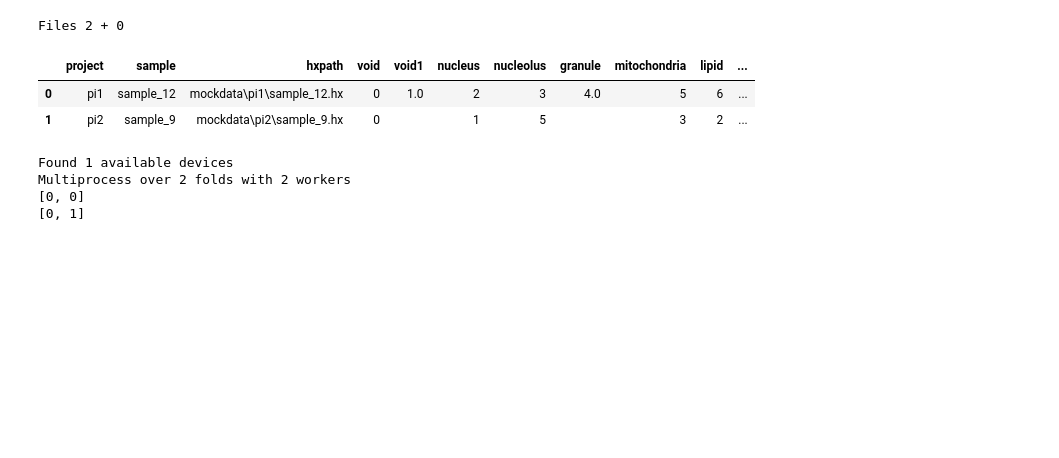
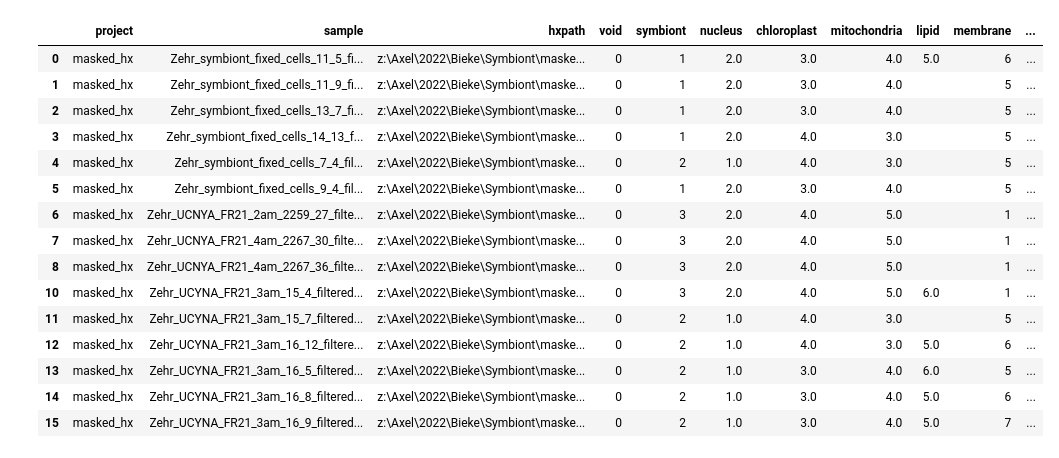
Before and after one commit to ncxt/ncxt_sxtcnn, a Jupyter notebook: dev.ipynb, the cells around one changed output. Drawn from its saved outputs; the diff is of its cells as text; code cells hidden in the pictures; blank space fills up the shorter version.

```diff
--- a/dev.ipynb
+++ b/dev.ipynb
@@ -15,11 +12,23 @@ settings = {"maximum_iterations": 100}
+# %%
+base = Path('z:/Axel/2022/Bieke/Symbiont/masked_hx/')
+hx_files = [path for path in Path(base).rglob("*.hx") ]
+# %%
+organelles = ["membrane", "nucleus", "symbiont", 'chloroplast','mitochondria']
+wd = 'C:/Users/Axel Ekman/Documents/2022/cnn/'
+
+model_args = {"instancenorm": True, "depth": 4}
+loader_args = {"sanitize": True}
+processor_args = {"block_shape": [48, 48, 48], "binning": 2, "n_blocks": 4}
+settings = {"maximum_iterations": 100}
 # %%
 pipe = NCXTPipe(
-    folder=folder,
+    folder=base,
     working_directory=wd,
-    organelles=organelles,
-    fold=2,
+    labels=organelles,
+    fold=0,
     processor_args=processor_args,
     model_args=model_args,
+    loader_args =loader_args,
     settings=settings,
 )
 pipe.dataframe()
@@ -29,11 +37,16 @@ WARNING  [project.py:94] find data
-Files 2 + 0
-|  | project | sample | hxpath | void | void1 | nucleus | nucleolus | granule | mitochondria | lipid | ... |
-| 0 | pi1 | sample_12 | mockdata\pi1\sample_12.hx | 0 | 1.0 | 2 | 3 | 4.0 | 5 | 6 | ... |
-| 1 | pi2 | sample_9 | mockdata\pi2\sample_9.hx | 0 |  | 1 | 5 |  | 3 | 2 | ... |
+|  | project | sample | hxpath | void | symbiont | nucleus | chloroplast | mitochondria | lipid | membrane | ... |
+| 0 | masked_hx | Zehr_symbiont_fixed_cells_11_5_fi... | z:\Axel\2022\Bieke\Symbiont\maske... | 0 | 1 | 2.0 | 3.0 | 4.0 | 5.0 | 6 | ... |
+| 1 | masked_hx | Zehr_symbiont_fixed_cells_11_9_fi... | z:\Axel\2022\Bieke\Symbiont\maske... | 0 | 1 | 2.0 | 3.0 | 4.0 |  | 5 | ... |
+| 2 | masked_hx | Zehr_symbiont_fixed_cells_13_7_fi... | z:\Axel\2022\Bieke\Symbiont\maske... | 0 | 1 | 2.0 | 3.0 | 4.0 |  | 5 | ... |
+| 3 | masked_hx | Zehr_symbiont_fixed_cells_14_13_f... | z:\Axel\2022\Bieke\Symbiont\maske... | 0 | 1 | 2.0 | 4.0 | 3.0 |  | 5 | ... |
+| 4 | masked_hx | Zehr_symbiont_fixed_cells_7_4_fil... | z:\Axel\2022\Bieke\Symbiont\maske... | 0 | 2 | 1.0 | 4.0 | 3.0 |  | 5 | ... |
+| 5 | masked_hx | Zehr_symbiont_fixed_cells_9_4_fil... | z:\Axel\2022\Bieke\Symbiont\maske... | 0 | 1 | 2.0 | 3.0 | 4.0 |  | 5 | ... |
+| 6 | masked_hx | Zehr_UCNYA_FR21_2am_2259_27_filte... | z:\Axel\2022\Bieke\Symbiont\maske... | 0 | 3 | 2.0 | 4.0 | 5.0 |  | 1 | ... |
+| 7 | masked_hx | Zehr_UCNYA_FR21_4am_2267_30_filte... | z:\Axel\2022\Bieke\Symbiont\maske... | 0 | 3 | 2.0 | 4.0 | 5.0 |  | 1 | ... |
+| 8 | masked_hx | Zehr_UCNYA_FR21_4am_2267_36_filte... | z:\Axel\2022\Bieke\Symbiont\maske... | 0 | 3 | 2.0 | 4.0 | 5.0 |  | 1 | ... |
+| 10 | masked_hx | Zehr_UCYNA_FR21_3am_15_4_filtered... | z:\Axel\2022\Bieke\Symbiont\maske... | 0 | 3 | 2.0 | 4.0 | 5.0 | 6.0 | 1 | ... |
+| 11 | masked_hx | Zehr_UCYNA_FR21_3am_15_7_filtered... | z:\Axel\2022\Bieke\Symbiont\maske... | 0 | 2 | 1.0 | 4.0 | 3.0 |  | 5 | ... |
+| 12 | masked_hx | Zehr_UCYNA_FR21_3am_16_12_filtere... | z:\Axel\2022\Bieke\Symbiont\maske... | 0 | 2 | 1.0 | 4.0 | 3.0 | 5.0 | 6 | ... |
+| 13 | masked_hx | Zehr_UCYNA_FR21_3am_16_5_filtered... | z:\Axel\2022\Bieke\Symbiont\maske... | 0 | 2 | 1.0 | 3.0 | 4.0 | 6.0 | 5 | ... |
+| 14 | masked_hx | Zehr_UCYNA_FR21_3am_16_8_filtered... | z:\Axel\2022\Bieke\Symbiont\maske... | 0 | 2 | 1.0 | 3.0 | 4.0 | 5.0 | 6 | ... |
+| 15 | masked_hx | Zehr_UCYNA_FR21_3am_16_9_filtered... | z:\Axel\2022\Bieke\Symbiont\maske... | 0 | 2 | 1.0 | 3.0 | 4.0 | 5.0 | 7 | ... |
-# %%
-pipe.train_mp(workers = 2)
-# %% [output]
-Found 1 available devices
-Multiprocess over 2 folds with 2 workers
-[0, 0]
-[0, 1]
```
Also changed, not shown: parts of 7 cells of this notebook, 3 other files.
